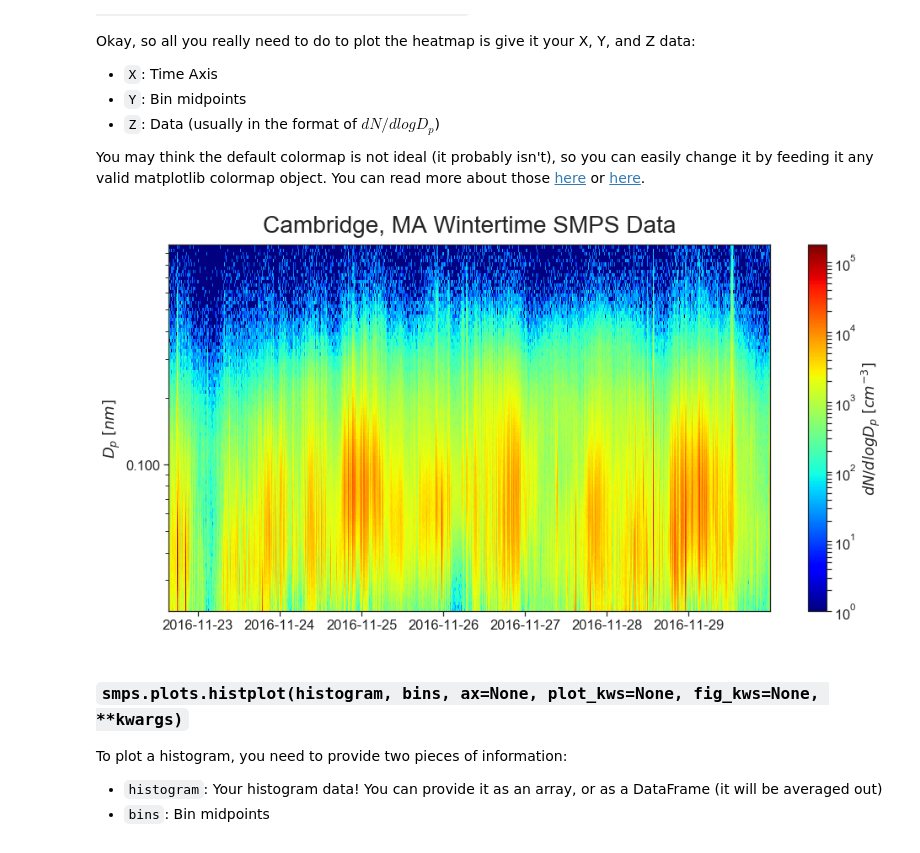
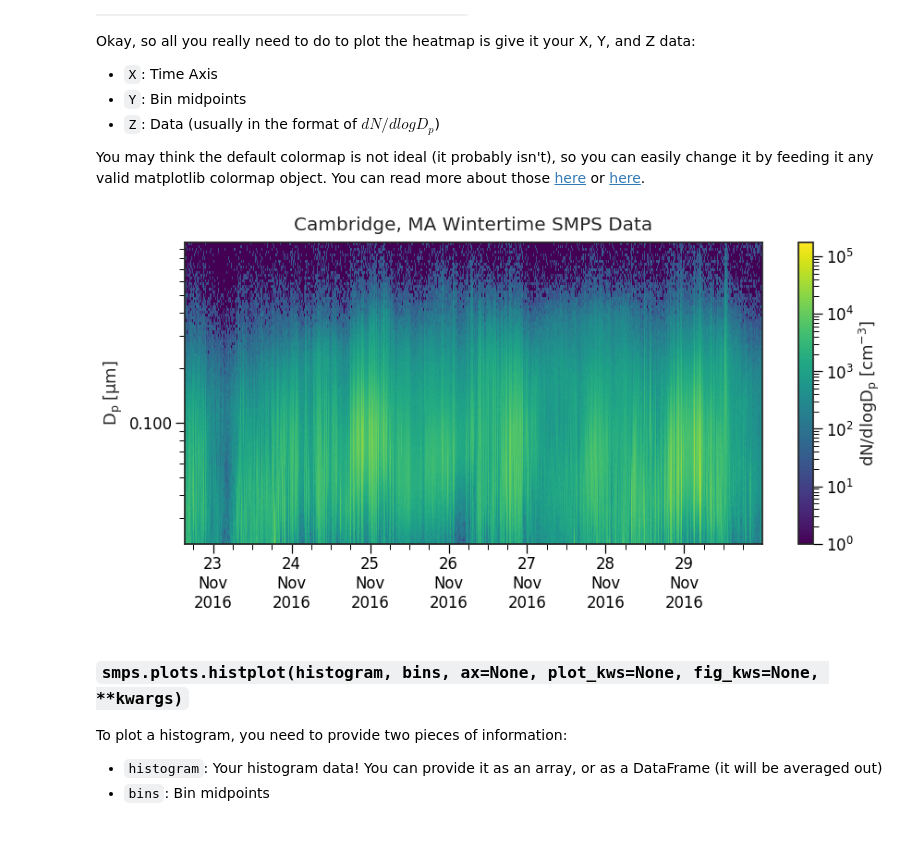
Before and after one commit to quant-aq/py-smps, a Jupyter notebook: examples/Visualize SMPS Data using py-smsps.ipynb, the cells around one changed output. Saved outputs shown, nothing was run; the diff lists cells and outputs as text; code cells hidden in the pictures.

```diff
--- a/examples/Visualize SMPS Data using py-smsps.ipynb
+++ b/examples/Visualize SMPS Data using py-smsps.ipynb
@@ -190,14 +205,20 @@ You may think the default colormap is not ideal (it probably isn't), so you can
 # %%
 X = bos.dndlogdp.index
 Y = bos.midpoints
 Z = bos.dndlogdp.T.values
 
-ax = smps.plots.heatmap(X, Y, Z, cmap='jet')
+ax = smps.plots.heatmap(X, Y, Z, cmap='viridis', fig_kws=dict(figsize=(14, 6)))
+
+# make the x axis dates look presentable
+import matplotlib.dates as dates
+
+ax.xaxis.set_minor_locator(dates.HourLocator(byhour=[0, 6, 12, 18]))
+ax.xaxis.set_major_formatter(dates.DateFormatter("%d\n%b\n%Y"))
 
 # Go ahead and change things!
-ax.set_title("Cambridge, MA Wintertime SMPS Data", y=1.02, fontsize=28);
+ax.set_title("Cambridge, MA Wintertime SMPS Data", y=1.02, fontsize=20);
 # %% [output]
-[figure, old version]
+[figure, new version]
 # %% [markdown]
 ### `smps.plots.histplot(histogram, bins, ax=None, plot_kws=None, fig_kws=None, **kwargs)`
 
```
Also changed, not shown: parts of 11 cells of this notebook, 11 other files.
